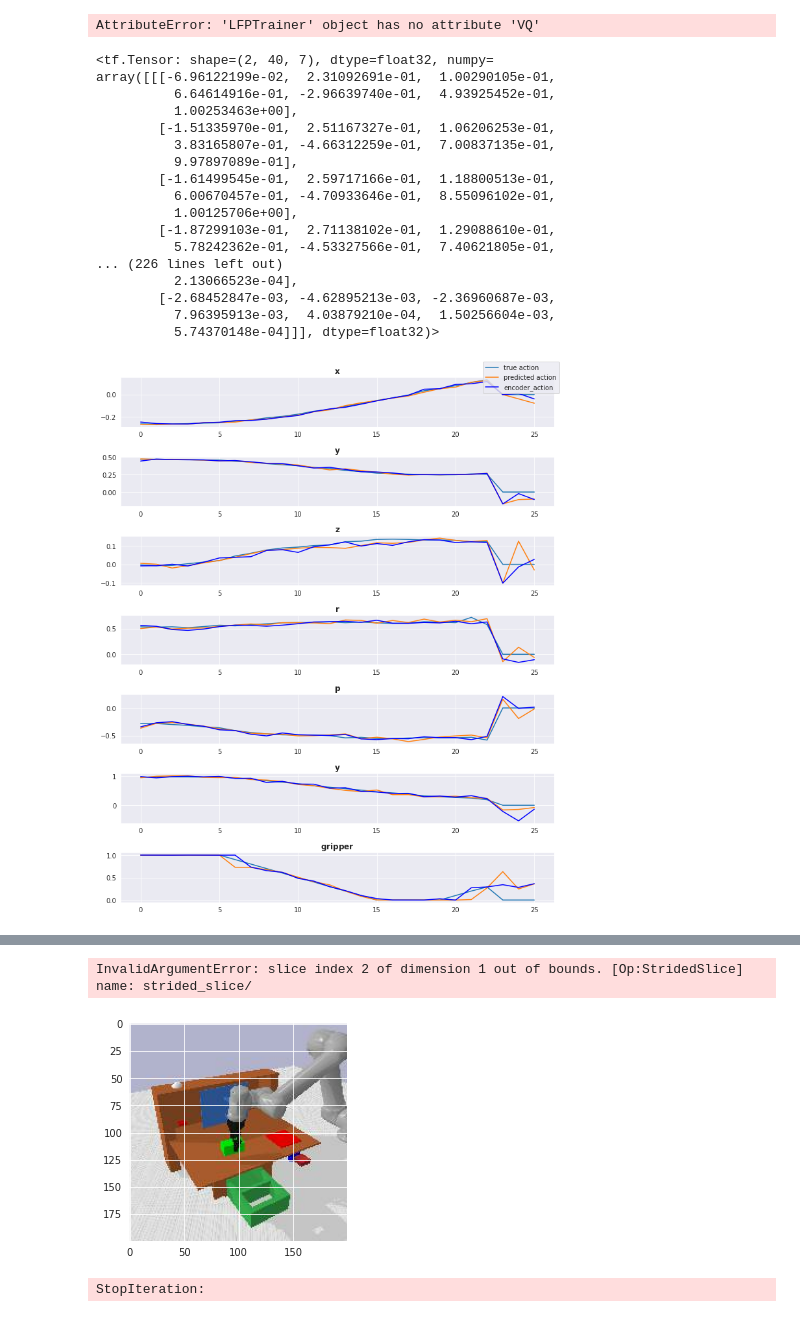
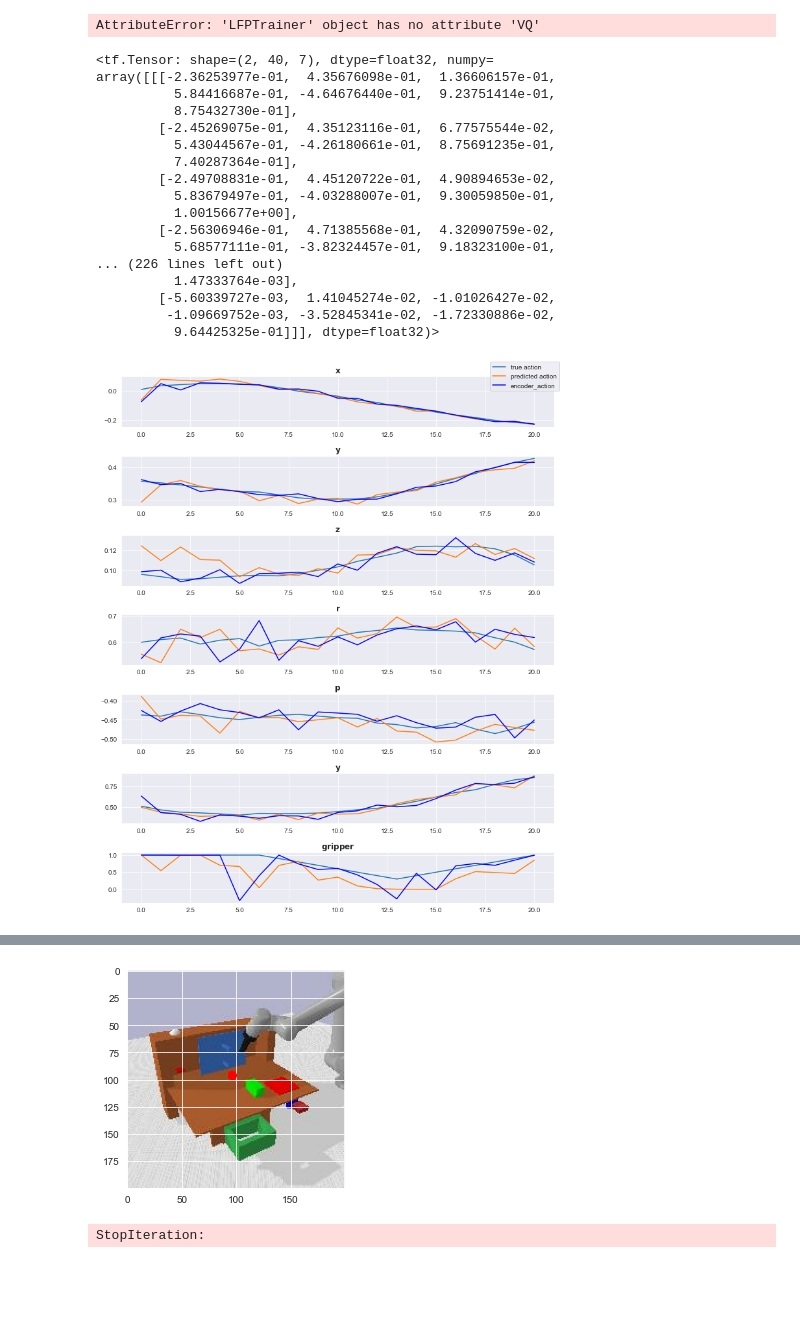
Before and after one commit to Hongkuan-Zhou/learn_from_play, a Jupyter notebook: notebooks/Deploy.ipynb, the cells around one changed output, grey strips where cells are left out. Drawn from its saved outputs; the diff is of its cells as text; code cells hidden in the pictures; blank space fills up the shorter version.

```diff
--- a/notebooks/Deploy.ipynb
+++ b/notebooks/Deploy.ipynb
@@ -173,7 +173,7 @@ parser.add_argument('-vs', '--video_split', type=int, default=0)
 # --vq_reduction 2
 # '''.split())
 args = parser.parse_args('''
-test3
+test4
 --train_datasets UR5 UR5_high_transition UR5_slow_gripper
 --test_datasets UR5_slow_gripper_test
 -tfr
@@ -196,6 +196,7 @@ test3
 --bulk_split 0
 -enc_all
 -sim Pybullet
+-cnn intensities_spatial_softmax
 '''.split())
 # args = parser.parse_args('''
 # GCSB0_0003
@@ -235,7 +236,7 @@ import importlib
 arm = 'UR5'
 
 print('Using local setup')
-WORKING_PATH = Path().absolute()
+WORKING_PATH = Path().absolute().parent
 print(f'Working path: {WORKING_PATH}')
 os.chdir(WORKING_PATH)
 STORAGE_PATH = WORKING_PATH
@@ -336,22 +355,22 @@ AttributeError: 'LFPTrainer' object has no attribute 'VQ'
 enc_policy.sample()
 # %% [output]
 <tf.Tensor: shape=(2, 40, 7), dtype=float32, numpy=
-array([[[-6.96122199e-02,  2.31092691e-01,  1.00290105e-01,
-          6.64614916e-01, -2.96639740e-01,  4.93925452e-01,
-          1.00253463e+00],
-        [-1.51335970e-01,  2.51167327e-01,  1.06206253e-01,
-          3.83165807e-01, -4.66312259e-01,  7.00837135e-01,
-          9.97897089e-01],
-        [-1.61499545e-01,  2.59717166e-01,  1.18800513e-01,
-          6.00670457e-01, -4.70933646e-01,  8.55096102e-01,
-          1.00125706e+00],
-        [-1.87299103e-01,  2.71138102e-01,  1.29088610e-01,
-          5.78242362e-01, -4.53327566e-01,  7.40621805e-01,
+array([[[-2.36253977e-01,  4.35676098e-01,  1.36606157e-01,
+          5.84416687e-01, -4.64676440e-01,  9.23751414e-01,
+          8.75432730e-01],
+        [-2.45269075e-01,  4.35123116e-01,  6.77575544e-02,
+          5.43044567e-01, -4.26180661e-01,  8.75691235e-01,
+          7.40287364e-01],
+        [-2.49708831e-01,  4.45120722e-01,  4.90894653e-02,
+          5.83679497e-01, -4.03288007e-01,  9.30059850e-01,
+          1.00156677e+00],
+        [-2.56306946e-01,  4.71385568e-01,  4.32090759e-02,
+          5.68577111e-01, -3.82324457e-01,  9.18323100e-01,
 ... (226 lines left out)
-          2.13066523e-04],
-        [-2.68452847e-03, -4.62895213e-03, -2.36960687e-03,
-          7.96395913e-03,  4.03879210e-04,  1.50256604e-03,
-          5.74370148e-04]]], dtype=float32)>
+          1.47333764e-03],
+        [-5.60339727e-03,  1.41045274e-02, -1.01026427e-02,
+         -1.09669752e-03, -3.52845341e-02, -1.72330886e-02,
+          9.64425325e-01]]], dtype=float32)>
 # %%
 #@title Plot timeseries of state/action tracking over time - xyz q1234 gripper
 import seaborn as sns
@@ -375,7 +394,7 @@ fig.legend( ('true action', 'predicted action', 'encoder_action'))
 plt.tight_layout()
 plt.show()
 # %% [output]
-[figure, old version]
+[figure, new version]
 # %%
 from IPython.display import display, clear_output
 batch = v_it.next()
@@ -387,7 +406,7 @@ def plot_keypoints(cnn, imgs, seq_len):
         sh = imgs[i]
         plt.imshow(sh)
         keypoints = tf.squeeze(cnn(sh[tf.newaxis,:])[1])*sh.shape[1]
-        plt.scatter(keypoints[:,1], keypoints[:,2], s=keypoints[:,0], c='r')
+        plt.scatter(keypoints[:,1], keypoints[:,2], c='r')
         plt.show()
         clear_output(wait=True)
 
@@ -400,5 +418,4 @@ for i in range(0,1):
-InvalidArgumentError: slice index 2 of dimension 1 out of bounds. [Op:StridedSlice] name: strided_slice/
-[figure, old version]
+[figure, new version]
 # %%
 from importlib import reload
 reload(lfp)
```
Also changed, not shown: parts of 19 cells of this notebook, 6 other files.
